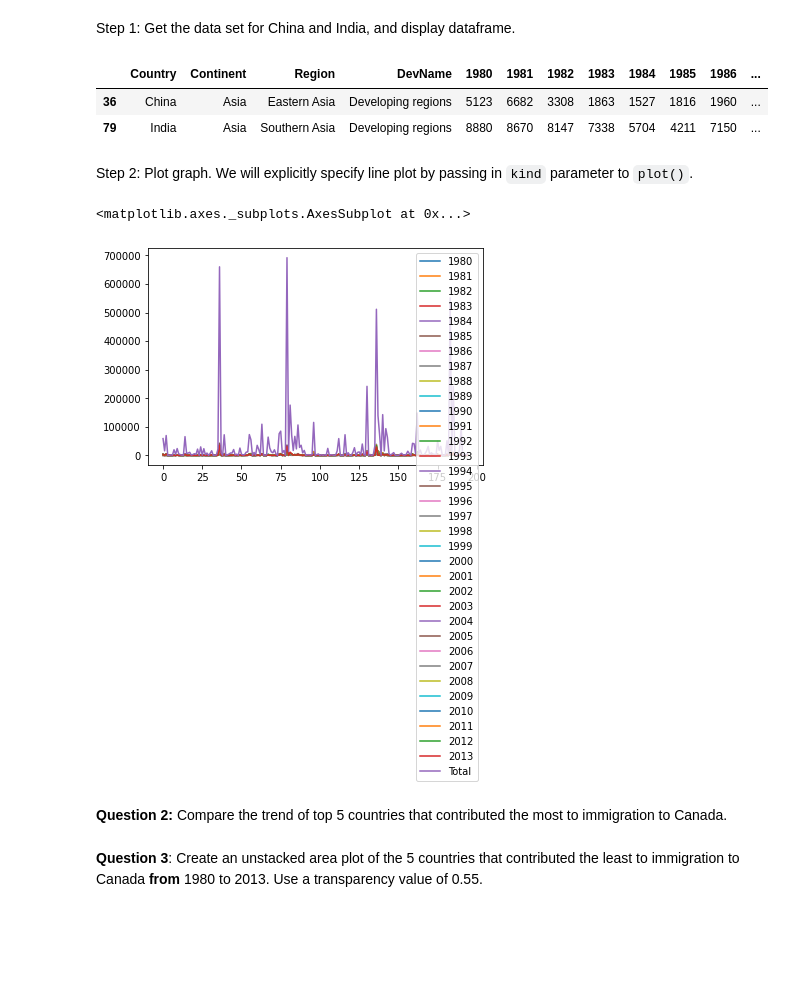
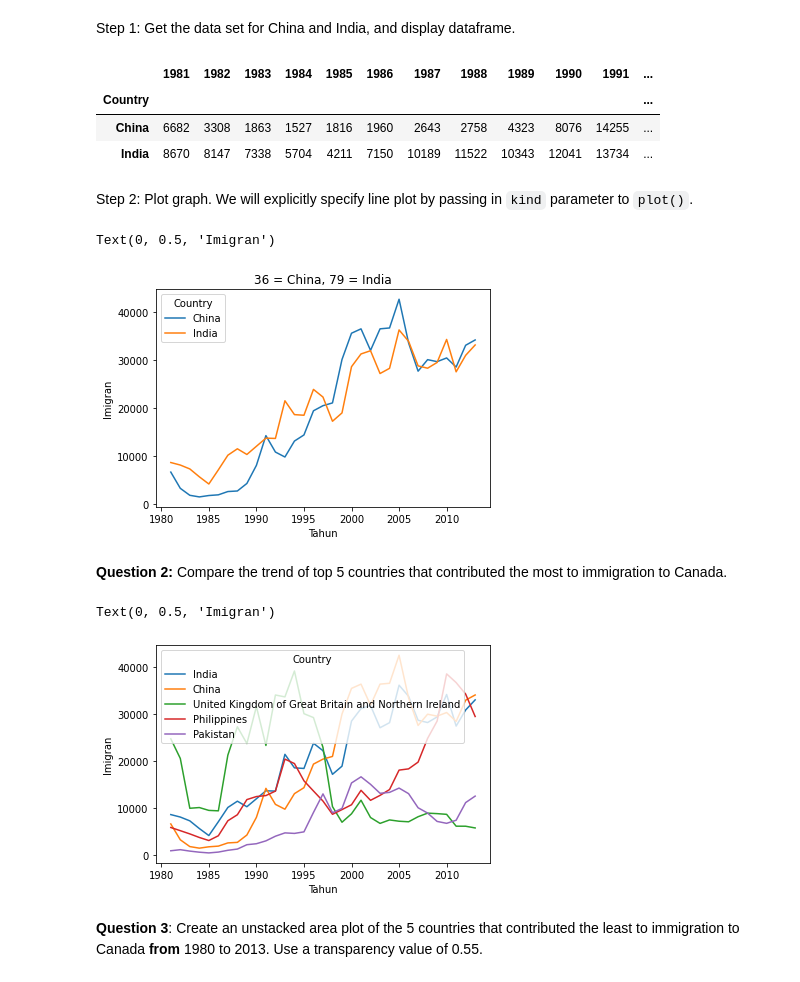
Before and after one commit to X4D0/DataVisualization, a Jupyter notebook: 2_Visualization_Tools_1_assignment.ipynb, the cells around one changed output. Cells and saved outputs as stored; diff of their text form; code cells hidden in the pictures; blank space fills up the shorter version.

```diff
--- a/2_Visualization_Tools_1_assignment.ipynb
+++ b/2_Visualization_Tools_1_assignment.ipynb
@@ -47,20 +47,27 @@ df_can['Total'] = df_can.sum(axis=1)
 **Question 1:** Let's compare the number of immigrants from India and China from 1980 to 2013.
 # %% [markdown]
 Step 1: Get the data set for China and India, and display dataframe.
-# %%
-### type your answer here
-df_can[df_can.Country.isin(["China","India"])]
-# %% [output]
-|  | Country | Continent | Region | DevName | 1980 | 1981 | 1982 | 1983 | 1984 | 1985 | 1986 | ... |
-| 36 | China | Asia | Eastern Asia | Developing regions | 5123 | 6682 | 3308 | 1863 | 1527 | 1816 | 1960 | ... |
-| 79 | India | Asia | Southern Asia | Developing regions | 8880 | 8670 | 8147 | 7338 | 5704 | 4211 | 7150 | ... |
+# %%
+### type your answer here
+df_can.set_index('Country', inplace=True)
+data_chindia = df_can.loc[['China','India']] # Mencari baris yang isinya "China" dan "India"
+df_chindia = data_chindia.iloc[:,4:37] # Kolom yang dibaca hanya angka di tiap tahun, dan Tanpa Kolom Total
+df_chindia
+# %% [output]
+|  | 1981 | 1982 | 1983 | 1984 | 1985 | 1986 | 1987 | 1988 | 1989 | 1990 | 1991 | ... |
+| Country |  |  |  |  |  |  |  |  |  |  |  | ... |
+| China | 6682 | 3308 | 1863 | 1527 | 1816 | 1960 | 2643 | 2758 | 4323 | 8076 | 14255 | ... |
+| India | 8670 | 8147 | 7338 | 5704 | 4211 | 7150 | 10189 | 11522 | 10343 | 12041 | 13734 | ... |
 # %% [markdown]
 Step 2: Plot graph. We will explicitly specify line plot by passing in `kind` parameter to `plot()`.
 # %%
 ### type your answer here
-df_can.plot(kind='line')
+df_chindia = df_chindia.transpose()
+plotna = df_chindia.plot(kind='line', title="36 = China, 79 = India")
+plotna.set_xlabel("Tahun")
+plotna.set_ylabel("Imigran")
 # %% [output]
-<matplotlib.axes._subplots.AxesSubplot at 0x...>
+Text(0, 0.5, 'Imigran')
-[figure, old version]
+[figure, new version]
 # %% [markdown]
 **Question 2:** Compare the trend of top 5 countries that contributed the most to immigration to Canada.
@@ -71,2 +74,14 @@ df_can.plot(kind='line')
+# %%
+### type your answer here
+df_can = df_can.sort_values(by="Total",ascending=False) # Mengurutkan Data berdasarkan Total Immigrant
+top5 = df_can.iloc[:,4:37]
+data_top5 = top5.head(5)
+data_top5 = data_top5.transpose()
+plot5 = data_top5.plot(kind='line')
+plot5.set_xlabel("Tahun")
+plot5.set_ylabel("Imigran")
+# %% [output]
+Text(0, 0.5, 'Imigran')
+[figure, added]
 # %% [markdown]
 **Question 3**: Create an unstacked area plot of the 5 countries that contributed the least to immigration to Canada **from** 1980 to 2013. Use a transparency value of 0.55.
```
Also changed, not shown: parts of 7 cells of this notebook.
